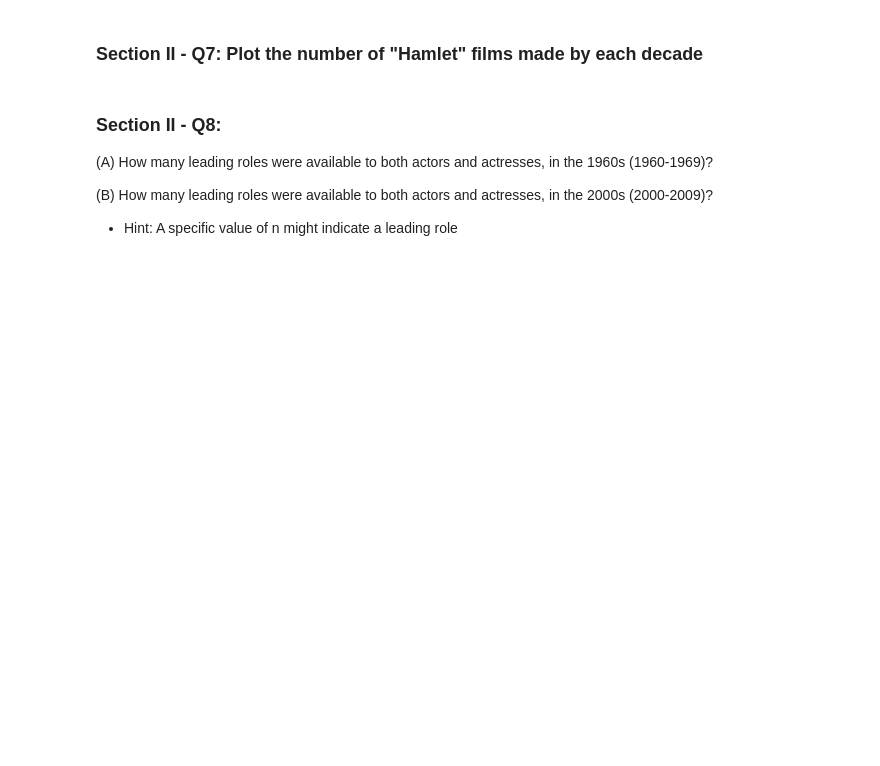
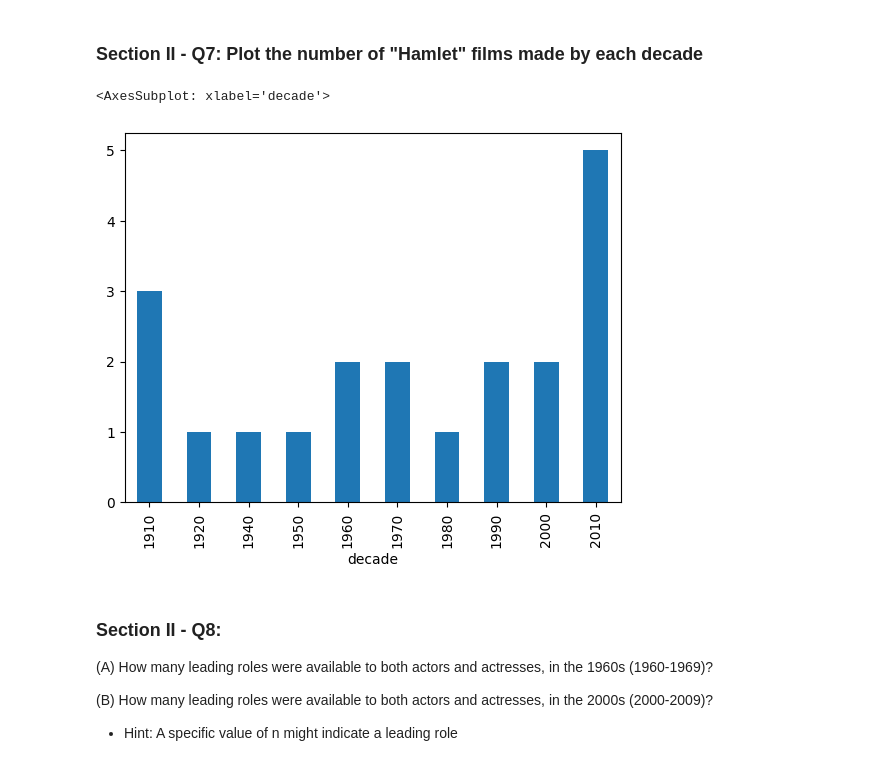
Before and after one commit to jjvega1/mec-mini-projects, a Jupyter notebook: mec-5.3.10-data-wranging-with-pandas-mini-project/Mini_Project_Data_Wrangling_Pandas.ipynb, the cells around one changed output. Drawn from its saved outputs; the diff is of its cells as text; code cells hidden in the pictures; blank space fills up the shorter version.

```diff
--- a/mec-5.3.10-data-wranging-with-pandas-mini-project/Mini_Project_Data_Wrangling_Pandas.ipynb
+++ b/mec-5.3.10-data-wranging-with-pandas-mini-project/Mini_Project_Data_Wrangling_Pandas.ipynb
@@ -441,5 +549,14 @@ movies2.value_counts("decade")
 # %% [markdown]
 ### Section II - Q7: Plot the number of "Hamlet" films made by each decade
+# %%
+df_h = movies
+df_h["decade"] = df_h["year"] // 10
+df_h["decade"] *= 10
+df_h = df_h[df_h["title"] == "Hamlet"]
+df_h.value_counts("decade", sort = False).plot(kind = "bar")
+# %% [output]
+<AxesSubplot: xlabel='decade'>
+[figure, added]
 # %% [markdown]
 ### Section II - Q8:
 
```
Also changed, not shown: parts of 26 cells of this notebook.
